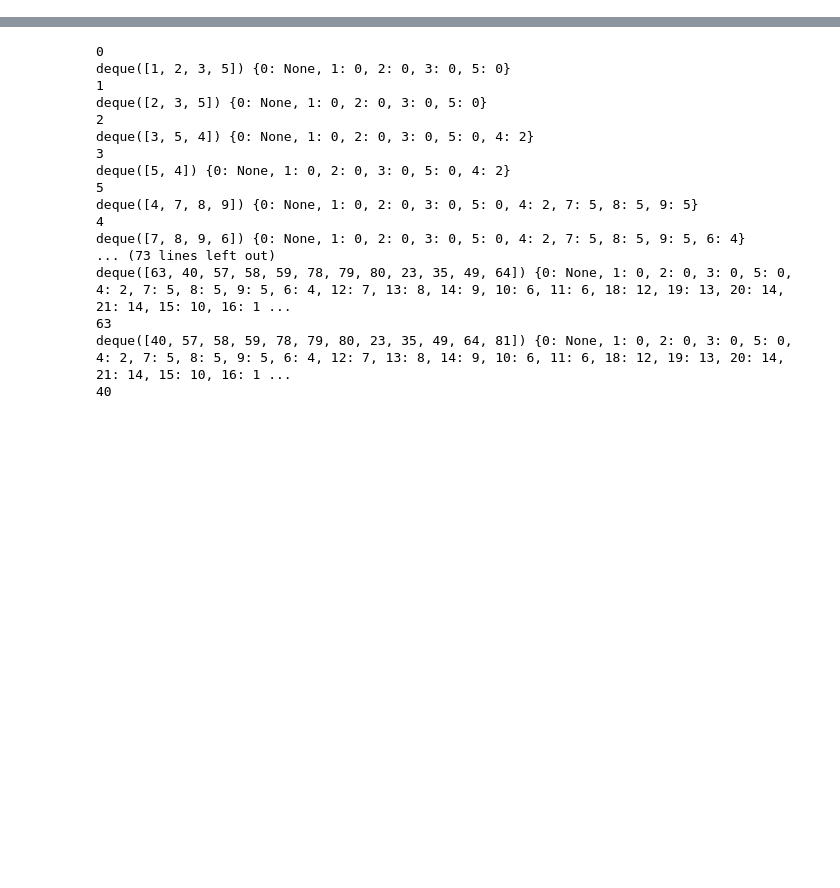
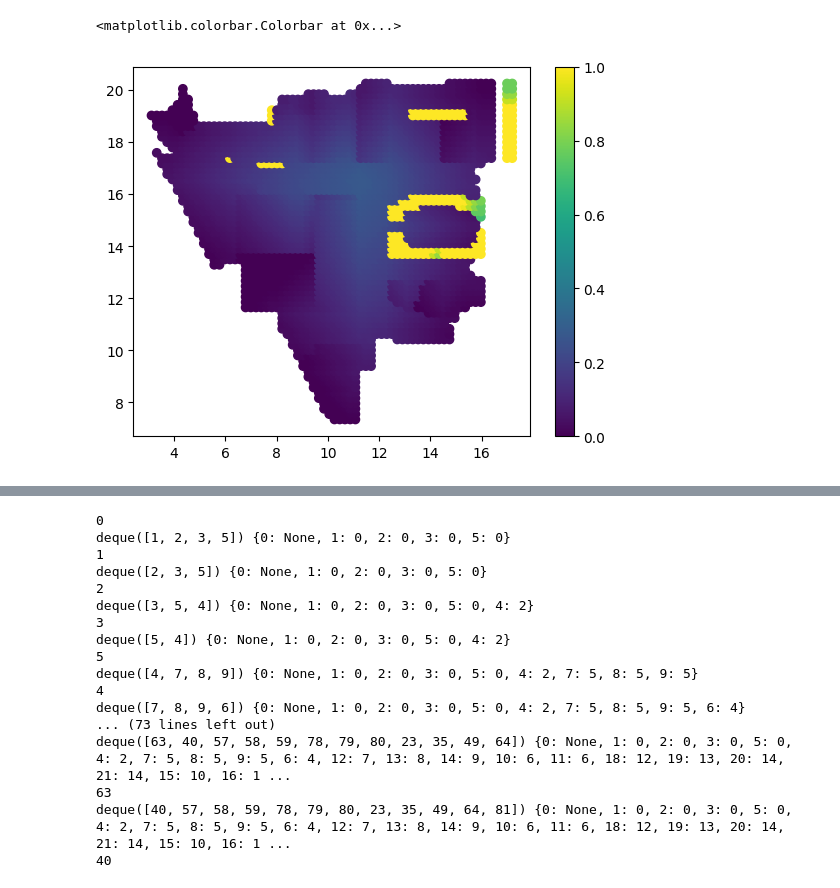
Before and after one commit to leaguilar/pysovist, a Jupyter notebook: example.ipynb, the cells around one changed output, grey strips where cells are left out. Saved outputs shown, nothing was run; the diff lists cells and outputs as text; code cells hidden in the pictures; blank space fills up the shorter version.

```diff
--- a/example.ipynb
+++ b/example.ipynb
@@ -40,3 +86,10 @@ plt.scatter(edges_pts[:,1],edges_pts[:,0])
+# %%
+degree = centrality(grid,edges,metric='closeness',scale='sqrt')
+plt.scatter(grid[:,0],grid[:,1],c=degree)
+plt.colorbar()
+# %% [output]
+<matplotlib.colorbar.Colorbar at 0x...>
+[figure, added]
 # %%
 from src.graph_2d import knn_graph, centrality, closeness
 import numpy as np
```
Also changed, not shown: parts of 4 cells of this notebook, 6 other files.
